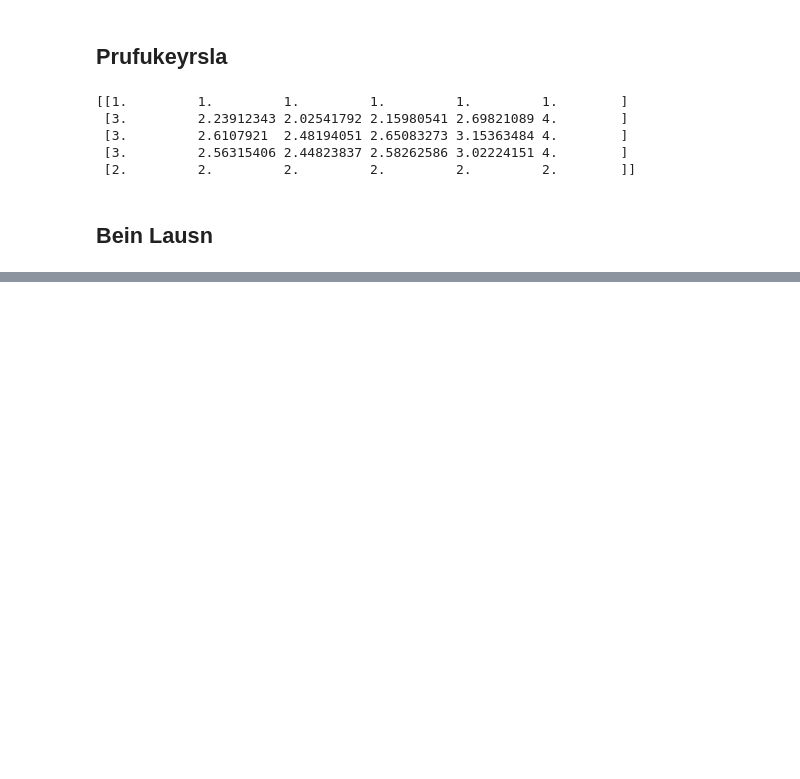
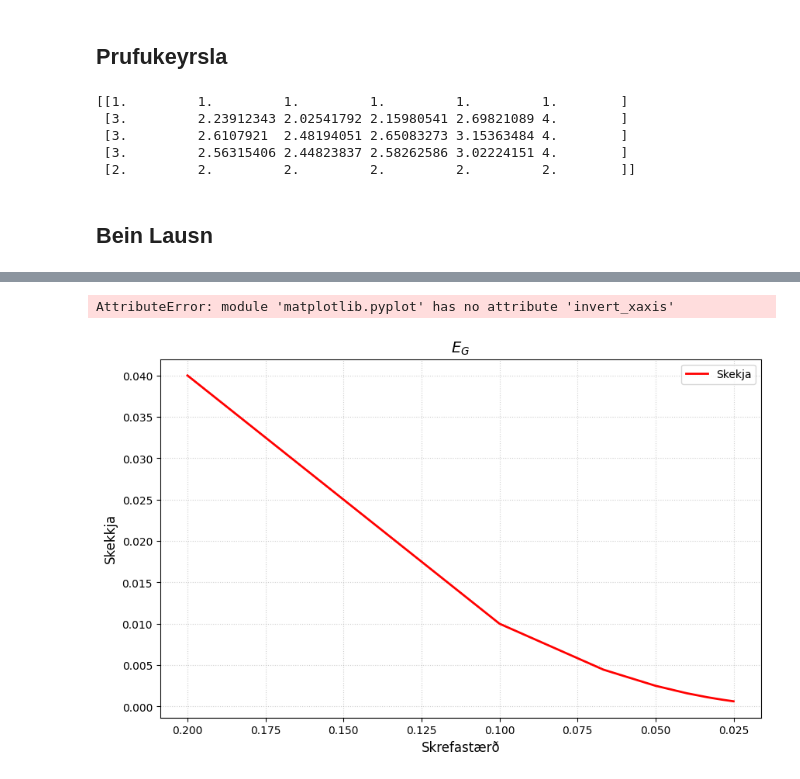
Before and after one commit to Danekpepe/Stae_Lokaverkefni, a Jupyter notebook: Lokaverkefni.ipynb, the cells around one changed output, grey strips where cells are left out. Saved outputs shown, nothing was run; the diff lists cells and outputs as text; code cells hidden in the pictures; blank space fills up the shorter version.

```diff
--- a/Lokaverkefni.ipynb
+++ b/Lokaverkefni.ipynb
@@ -283,0 +362,32 @@ NameError: name 'x' is not defined
+# %%
+hk = [1/5/i for i in range(1,9)]
+
+Eg = []
+for j in hk:
+    phi = PoissonEq3(L3,L3,j,j,ub3,ut3,vl3,vr3,f3)
+    Flux = calculate_enclosed_charge(phi,L,L)
+    Eg.append(np.abs(Q-Flux))
+# %%
+plt.figure(figsize=(10, 6))
+
+plt.plot(hk, Eg, label='Skekja', color='red', linewidth=2)
+
+plt.title('$E_G$', fontsize=14)
+plt.xlabel('Skrefastærð', fontsize=12)
+plt.ylabel('Skekkja', fontsize=12)
+
+# Grid: 'alpha' controls transparency, 'linestyle' makes it less distracting
+plt.grid(True, linestyle=':', alpha=0.6)
+
+# Legend: automatically uses the 'label' arguments from plt.plot()
+plt.legend(loc='best', frameon=True)
+
+plt.gca().invert_xaxis()
+plt.invert_xaxis()
+
+# 4. Show/Save
+plt.tight_layout() # Adjusts spacing so labels don't get cut off
+plt.show()
+# %% [output]
+AttributeError: module 'matplotlib.pyplot' has no attribute 'invert_xaxis'
+[figure, added]
```
Also changed, not shown: parts of 9 cells of this notebook, 2 other files.
